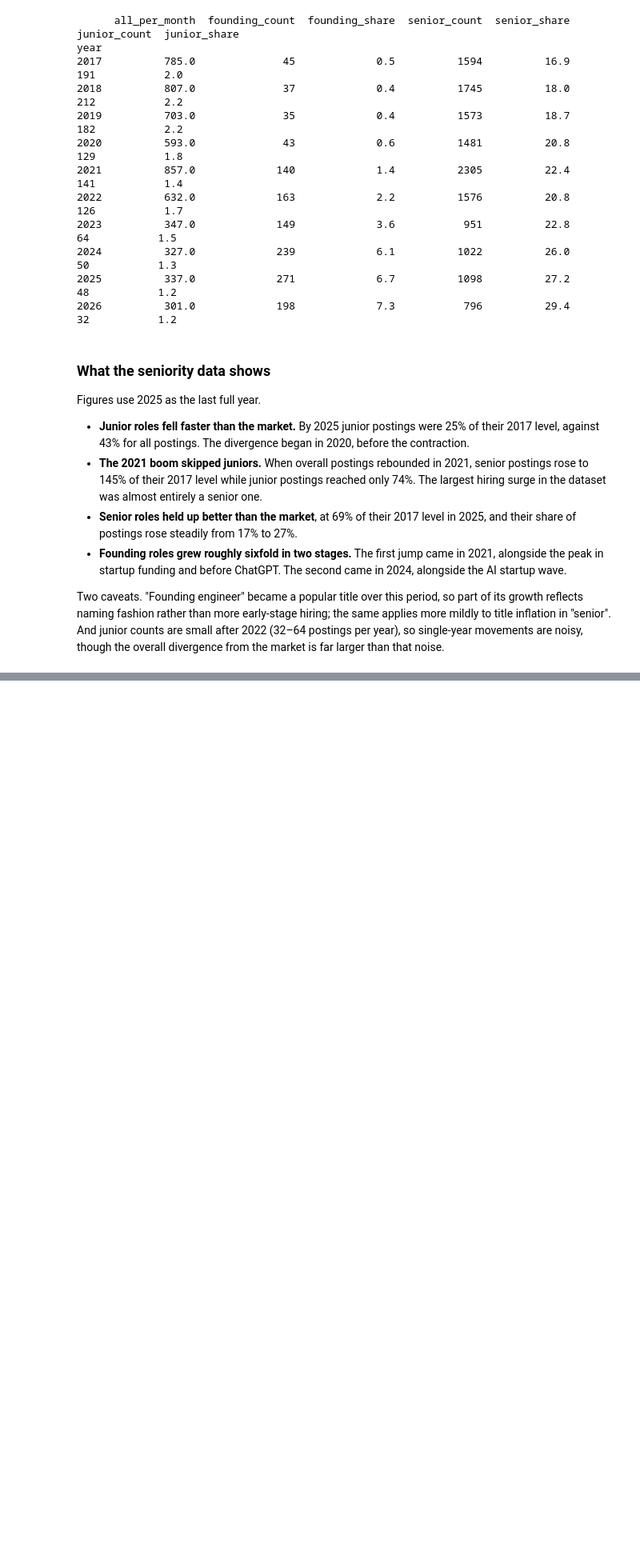
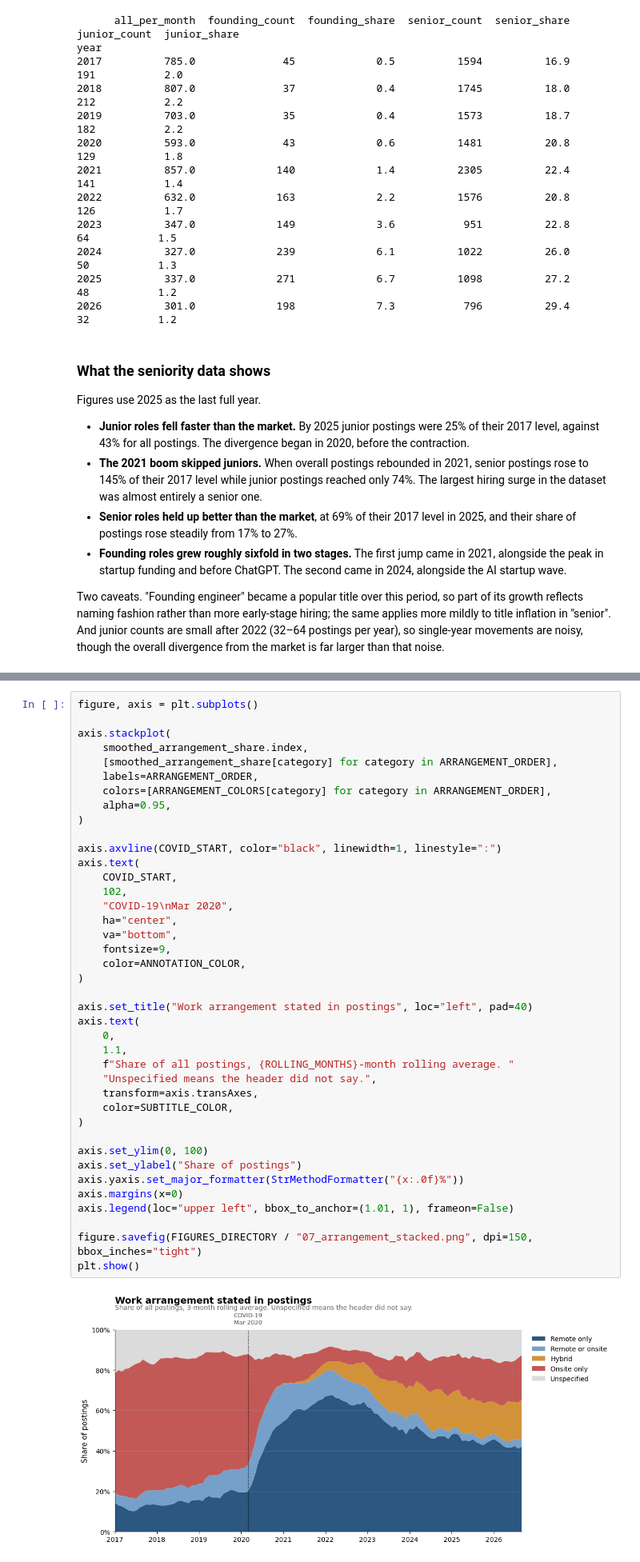
Before and after one commit to AirKristo/hn-hiring-tracker, a Jupyter notebook: notebooks/analysis.ipynb, the cells around one changed output, grey strips where cells are left out. Shown at 80% size. Cells and saved outputs as stored; diff of their text form; blank space fills up the shorter version.

Commit message:
add work arrangement analysis

```diff
--- a/notebooks/analysis.ipynb
+++ b/notebooks/analysis.ipynb
@@ -710,0 +780,42 @@ noise.
+# %%
+figure, axis = plt.subplots()
+
+axis.stackplot(
+    smoothed_arrangement_share.index,
+    [smoothed_arrangement_share[category] for category in ARRANGEMENT_ORDER],
+    labels=ARRANGEMENT_ORDER,
+    colors=[ARRANGEMENT_COLORS[category] for category in ARRANGEMENT_ORDER],
+    alpha=0.95,
+)
+
+axis.axvline(COVID_START, color="black", linewidth=1, linestyle=":")
+axis.text(
+    COVID_START,
+    102,
+    "COVID-19\nMar 2020",
+    ha="center",
+    va="bottom",
+    fontsize=9,
+    color=ANNOTATION_COLOR,
+)
+
+axis.set_title("Work arrangement stated in postings", loc="left", pad=40)
+axis.text(
+    0,
+    1.1,
+    f"Share of all postings, {ROLLING_MONTHS}-month rolling average. "
+    "Unspecified means the header did not say.",
+    transform=axis.transAxes,
+    color=SUBTITLE_COLOR,
+)
+
+axis.set_ylim(0, 100)
+axis.set_ylabel("Share of postings")
+axis.yaxis.set_major_formatter(StrMethodFormatter("{x:.0f}%"))
+axis.margins(x=0)
+axis.legend(loc="upper left", bbox_to_anchor=(1.01, 1), frameon=False)
+
+figure.savefig(FIGURES_DIRECTORY / "07_arrangement_stacked.png", dpi=150, bbox_inches="tight")
+plt.show()
+# %% [output]
+[figure, added]
```
Also changed, not shown: parts of 4 cells of this notebook, 2 other files.
